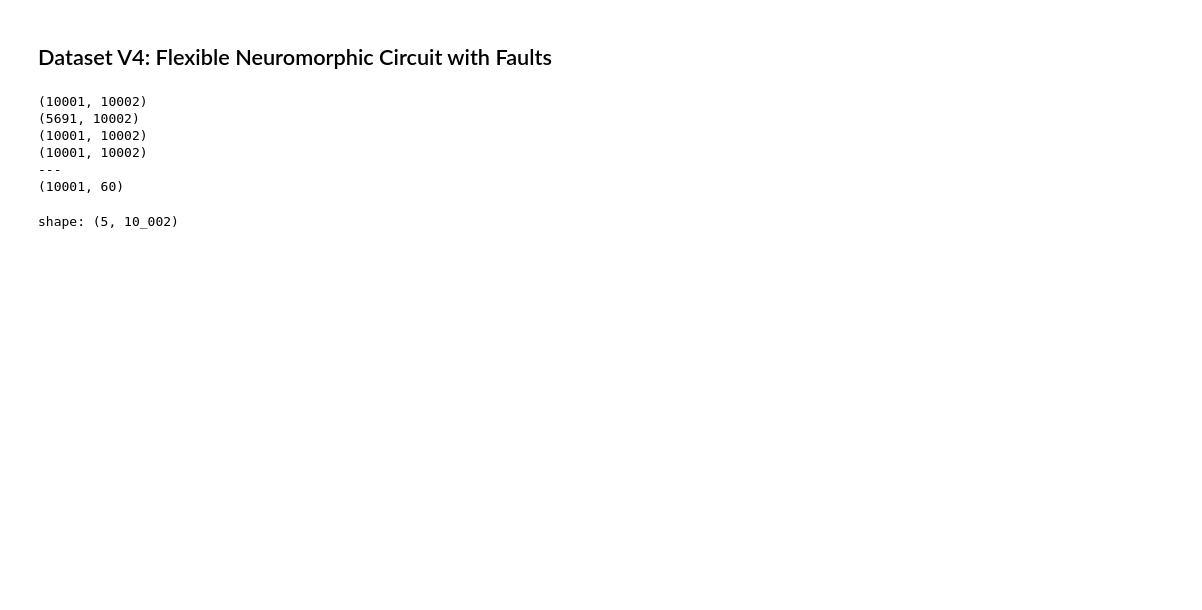
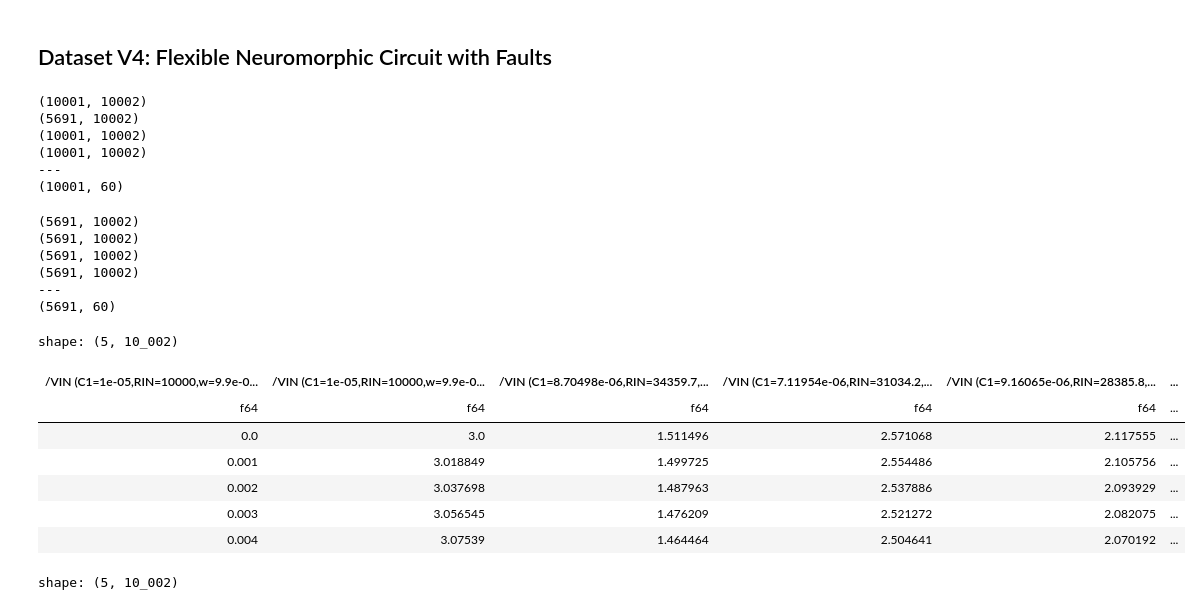
Before and after one commit to LuposX/FlexSpike, a Jupyter notebook: surrogate/1_create_surrogate_dataset.ipynb, the cells around one changed output. Drawn from its saved outputs; the diff is of its cells as text; code cells hidden in the pictures; blank space fills up the shorter version.

```diff
--- a/surrogate/1_create_surrogate_dataset.ipynb
+++ b/surrogate/1_create_surrogate_dataset.ipynb
@@ -822,3 +845,28 @@ print(df_faulty.shape)
+# %%
+print(df_in_const.shape)
+print(df_in_sinus.shape)
+print(df_out_const.shape)
+print(df_out_sinus.shape)
+print("---")
+print(df_faulty.shape)
+# %% [output]
+(5691, 10002)
+(5691, 10002)
+(5691, 10002)
+(5691, 10002)
+---
+(5691, 60)
+# %%
+df_in_sinus.head()
+# %% [output]
+shape: (5, 10_002)
+| /VIN (C1=1e-05,RIN=10000,w=9.9e-0... | /VIN (C1=1e-05,RIN=10000,w=9.9e-0... | /VIN (C1=8.70498e-06,RIN=34359.7,... | /VIN (C1=7.11954e-06,RIN=31034.2,... | /VIN (C1=9.16065e-06,RIN=28385.8,... | ... |
+| f64 | f64 | f64 | f64 | f64 | ... |
+| 0.0 | 3.0 | 1.511496 | 2.571068 | 2.117555 | ... |
+| 0.001 | 3.018849 | 1.499725 | 2.554486 | 2.105756 | ... |
+| 0.002 | 3.037698 | 1.487963 | 2.537886 | 2.093929 | ... |
+| 0.003 | 3.056545 | 1.476209 | 2.521272 | 2.082075 | ... |
+| 0.004 | 3.07539 | 1.464464 | 2.504641 | 2.070192 | ... |
 # %%
 df_in_const.head()
 # %% [output]
```
Also changed, not shown: parts of 26 cells of this notebook, 16 other files.
